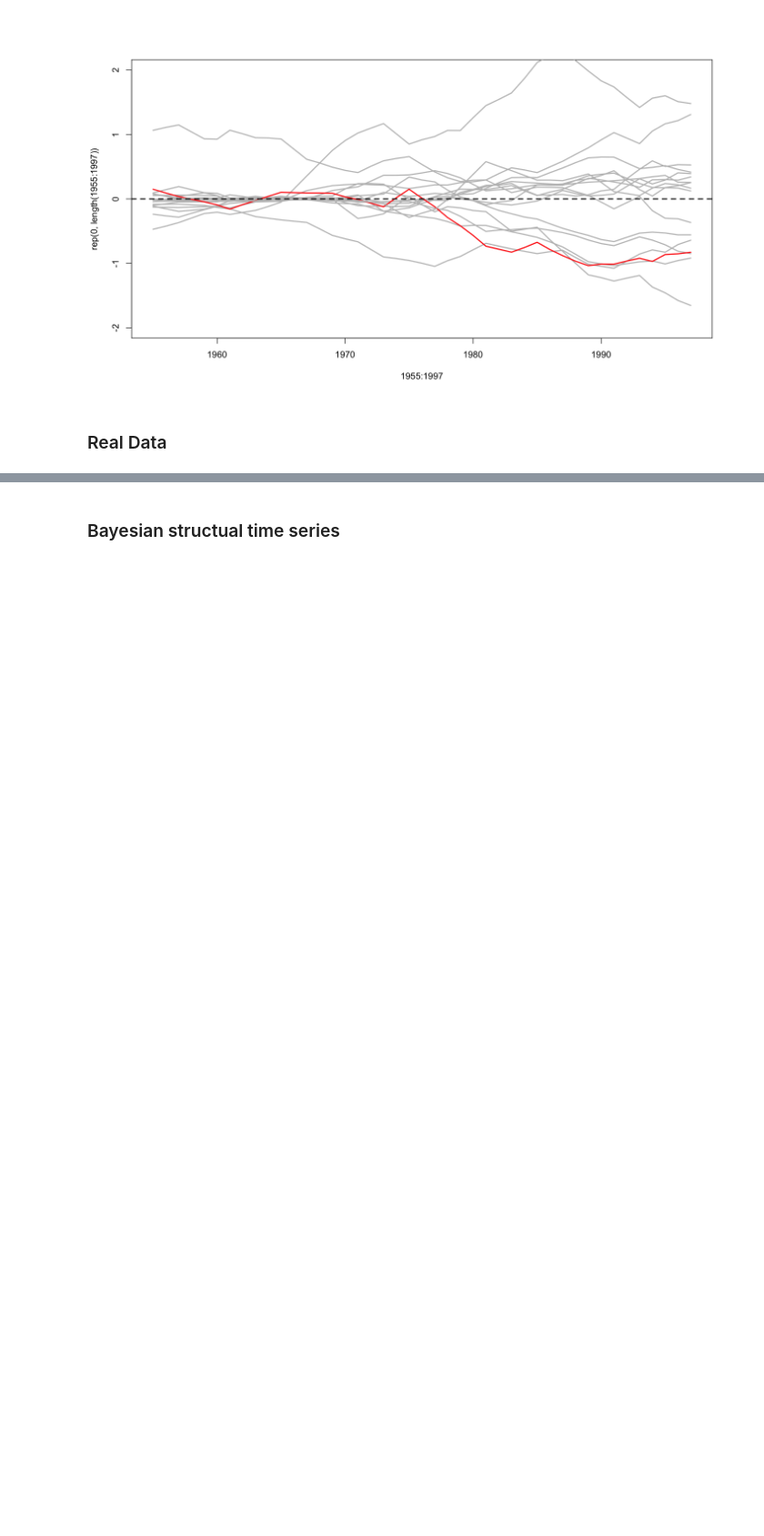
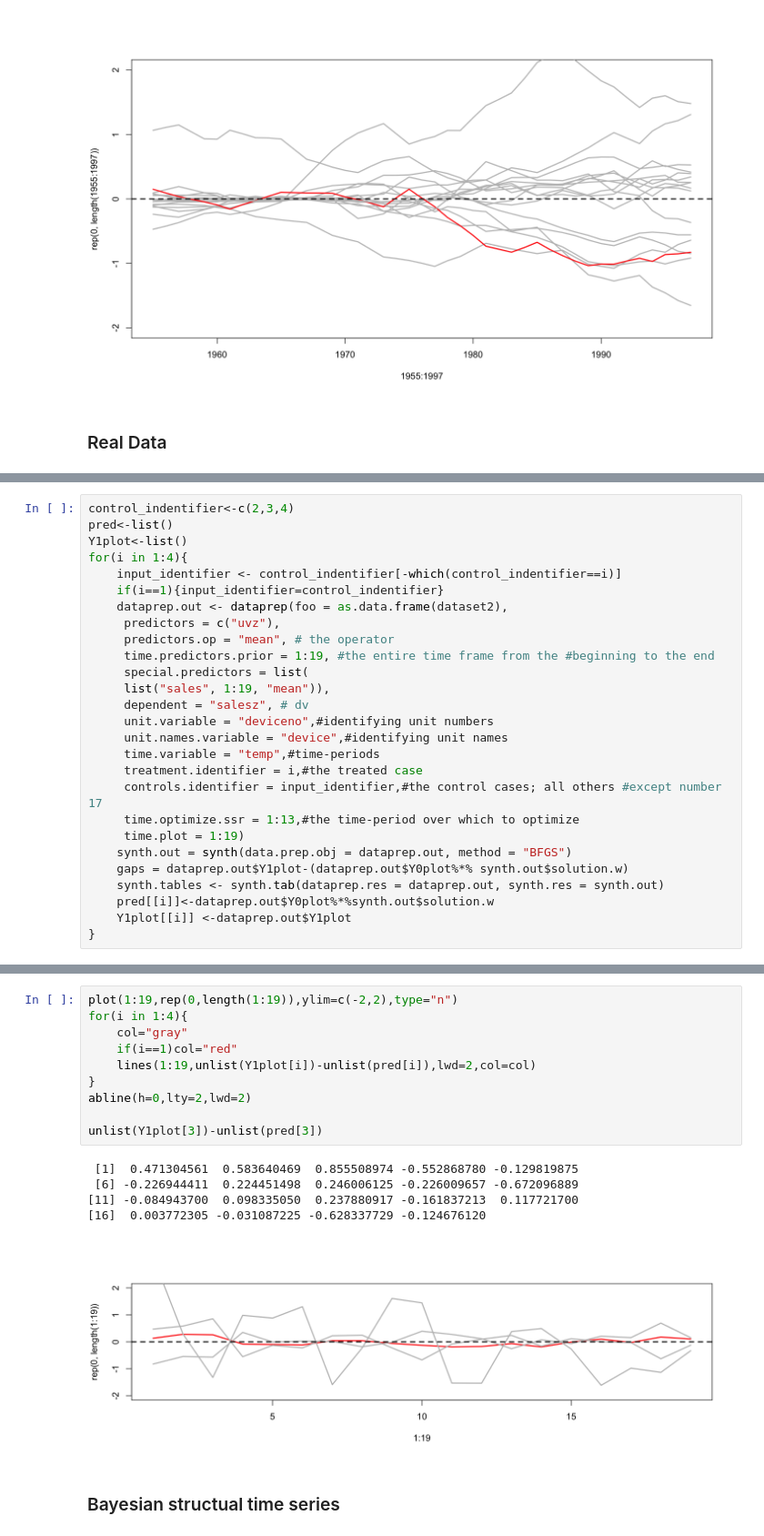
Before and after one commit to Yimdh/progress, a Jupyter notebook: stat/causalInference/[paper]usingCausalInference_Uber/01_interrupted Time Series synthetic control.ipynb, the cells around one changed output, grey strips where cells are left out. Shown at 91% size. Drawn from its saved outputs; the diff is of its cells as text; blank space fills up the shorter version.

```diff
--- a/stat/causalInference/[paper]usingCausalInference_Uber/01_interrupted Time Series synthetic control.ipynb
+++ b/stat/causalInference/[paper]usingCausalInference_Uber/01_interrupted Time Series synthetic control.ipynb
@@ -453,0 +528,27 @@ cols(
+# %%
+control_indentifier<-c(2,3,4)
+pred<-list()
+Y1plot<-list()
+for(i in 1:4){
+    input_identifier <- control_indentifier[-which(control_indentifier==i)]
+    if(i==1){input_identifier=control_indentifier}
+    dataprep.out <- dataprep(foo = as.data.frame(dataset2),
+     predictors = c("uvz"),
+     predictors.op = "mean", # the operator
+     time.predictors.prior = 1:19, #the entire time frame from the #beginning to the end
+     special.predictors = list(
+     list("sales", 1:19, "mean")),
+     dependent = "salesz", # dv
+     unit.variable = "deviceno",#identifying unit numbers
+     unit.names.variable = "device",#identifying unit names
+     time.variable = "temp",#time-periods
+     treatment.identifier = i,#the treated case
+     controls.identifier = input_identifier,#the control cases; all others #except number 17
+     time.optimize.ssr = 1:13,#the time-period over which to optimize
+     time.plot = 1:19)
+    synth.out = synth(data.prep.obj = dataprep.out, method = "BFGS")
+    gaps = dataprep.out$Y1plot-(dataprep.out$Y0plot%*% synth.out$solution.w)
+    synth.tables <- synth.tab(dataprep.res = dataprep.out, synth.res = synth.out)
+    pred[[i]]<-dataprep.out$Y0plot%*%synth.out$solution.w
+    Y1plot[[i]] <-dataprep.out$Y1plot
+}
@@ -454,3 +573,19 @@ cols(
+# %%
+plot(1:19,rep(0,length(1:19)),ylim=c(-2,2),type="n")
+for(i in 1:4){
+    col="gray"
+    if(i==1)col="red"
+    lines(1:19,unlist(Y1plot[i])-unlist(pred[i]),lwd=2,col=col)
+}
+abline(h=0,lty=2,lwd=2)
+
+unlist(Y1plot[3])-unlist(pred[3])
+# %% [output]
+ [1]  0.471304561  0.583640469  0.855508974 -0.552868780 -0.129819875
+ [6] -0.226944411  0.224451498  0.246006125 -0.226009657 -0.672096889
+[11] -0.084943700  0.098335050  0.237880917 -0.161837213  0.117721700
+[16]  0.003772305 -0.031087225 -0.628337729 -0.124676120
+[figure, added]
 # %% [markdown]
 ### Bayesian structual time series
 # %%
```
Also changed, not shown: parts of 14 cells of this notebook.
